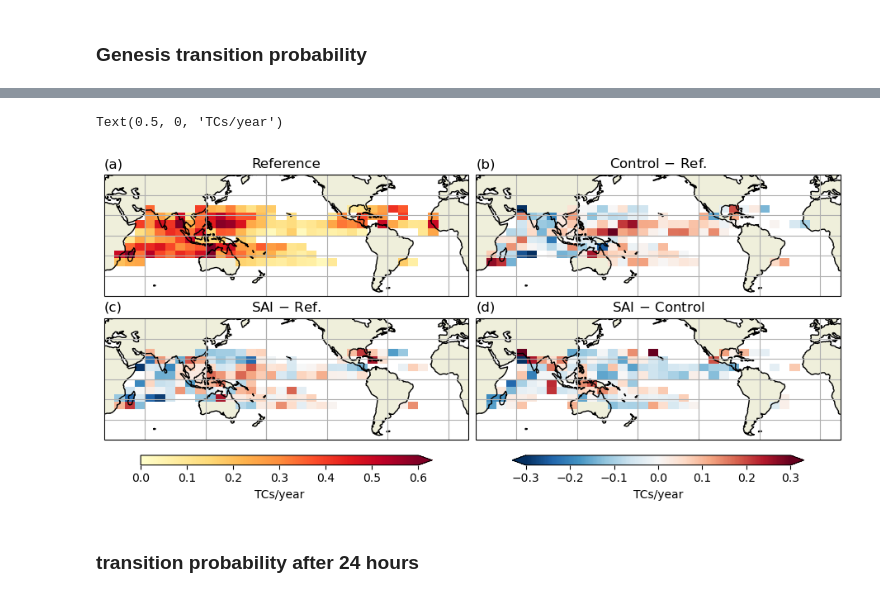
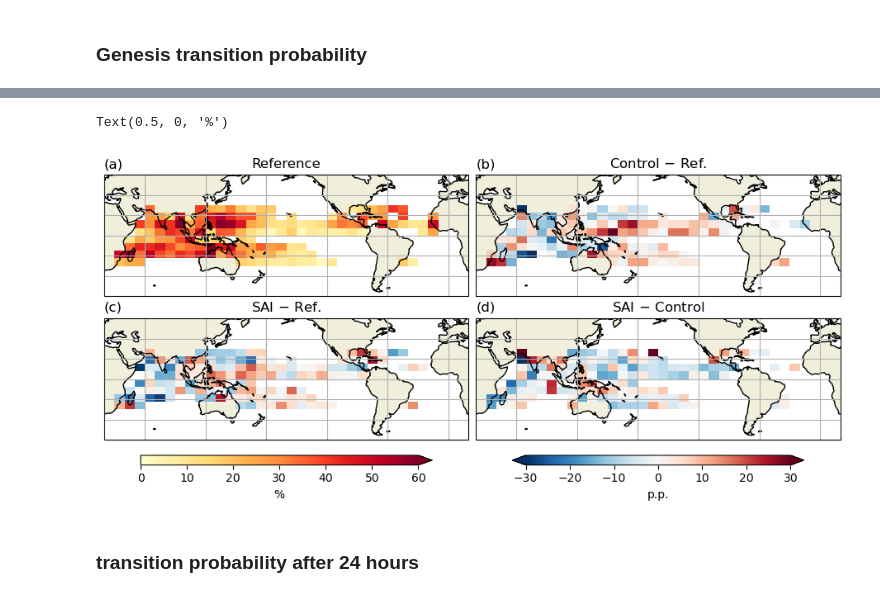
Before and after one commit to JdeJong96/TCs-under-SAI, a Jupyter notebook: analysis/notebooks/link_seeds_TCs.ipynb, the cells around one changed output, grey strips where cells are left out. Saved outputs shown, nothing was run; the diff lists cells and outputs as text; code cells hidden in the pictures.

```diff
--- a/analysis/notebooks/link_seeds_TCs.ipynb
+++ b/analysis/notebooks/link_seeds_TCs.ipynb
@@ -555,6 +555,6 @@ Wall time: 2.19 s
 # %%
 # transition probability!
-hists = {exp: (hists_s[exp] / (hists_s[exp] + hists_f[exp])).where(hists_s[exp]>=0.0) for exp in hists_s}
+hists = {exp: (hists_s[exp] / (hists_s[exp] + hists_f[exp])).where(hists_s[exp]>=0.0)*100 for exp in hists_s}
 
 for exp in ['RCP8.5-Reference','SAI2050-Reference','SAI2050-RCP8.5']:
     exp1,exp2 = exp.split('-')
@@ -576,7 +576,7 @@ titles = {
     '(c)': 'SAI $-$ Ref.',
     '(d)': 'SAI $-$ Control',
 }
-vlims = {'ref':{'vmin':0, 'vmax':.6}, 'diff':{'vmin':-.3,'vmax':.3}}
+vlims = {'ref':{'vmin':0, 'vmax':60}, 'diff':{'vmin':-30,'vmax':30}}
 
 def annotate_minmax(ax, xytext, data, method='max'):
     if method == 'min':
@@ -614,37 +614,37 @@ cf = cfdata.plot(ax=ax, **vlims['diff'], cmap='RdBu_r', **kwargs)
 #mask = xr.where(np.abs(cfdata) < (Zsig*stderr[exps]), True, False).transpose('xbins','ybins')
 #x,y = np.meshgrid(mask.xbins, mask.ybins, indexing='ij')
 #si = ax.scatter(x[mask], y[mask], s=0.5, c='k', edgecolors='none', transform=ccrs.PlateCarree())
 #si = ax.contourf(x, y, mask, hatches=['','///'], alpha=0, transform=ccrs.PlateCarree())
 #annotate_minmax(ax, (255,-10), cfdata, method='min')
 
 ax = axs[1,1] # SAI-RCP track density
 exps = 'SAI2050-RCP8.5'
 cfdata = hists[exps]
 cf = cfdata.plot(ax=ax, **vlims['diff'], cmap='RdBu_r', **kwargs)
 # sig = np.sqrt(stderr[exps[0]]**2+stderr[exps[1]]**2)/np.sqrt(2)
 #mask = xr.where(np.abs(cfdata) < (Zsig*stderr[exps]), True, False).transpose('xbins','ybins')
 #x,y = np.meshgrid(mask.xbins, mask.ybins, indexing='ij')
 #si = ax.scatter(x[mask], y[mask], s=2, marker='x', linewidths=0.3, c='k', edgecolors='none', transform=ccrs.PlateCarree())
 #si = ax.contourf(x, y, mask, hatches=['','///'], alpha=0, transform=ccrs.PlateCarree())
 
 for ax,(lab,title) in zip(axs.flatten(), titles.items()):
     ax.gridlines()
     ax.coastlines()
     #ax.stock_img()
     ax.add_feature(cfeature.LAND)
     ax.set_title(title)
     ax.set_title(lab, loc='left')
     ax.set_extent((0,360,-60,60), crs=ccrs.PlateCarree())
 
 cb = fig.colorbar(cf, ax=axs[:,1], extend='both', **cbkwargs)
-cb.ax.set_xlabel('TCs/year')
+cb.ax.set_xlabel('p.p.')
 cb = fig.colorbar(cf_ref, ax=axs[:,0], extend='max', **cbkwargs)
-cb.ax.set_xlabel('TCs/year')
+cb.ax.set_xlabel('%')
 
 #tracks.savefig(fig, fname, **savefigkwargs)
 # %% [output]
-Text(0.5, 0, 'TCs/year')
+Text(0.5, 0, '%')
-[figure, old version]
+[figure, new version]
 # %% [markdown]
 ### transition probability after 24 hours
 # %%
```
Also changed, not shown: parts of 12 cells of this notebook, 1 other file.
